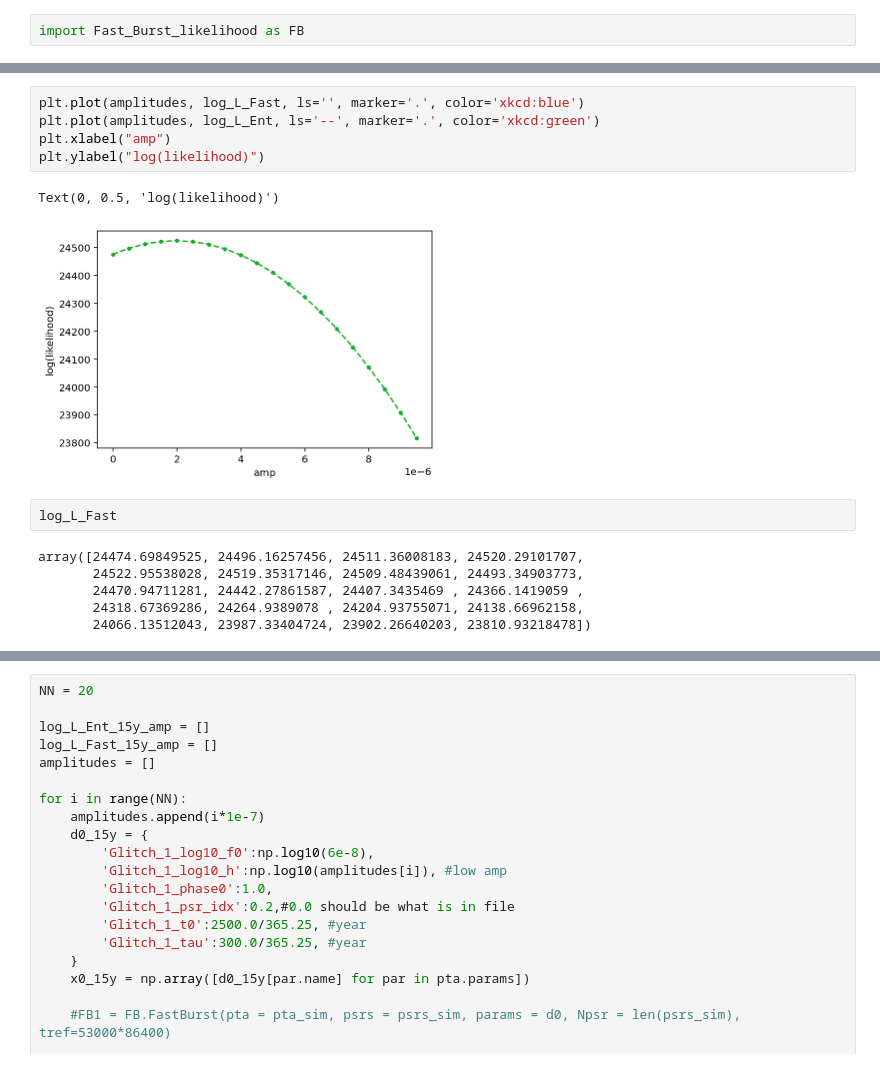
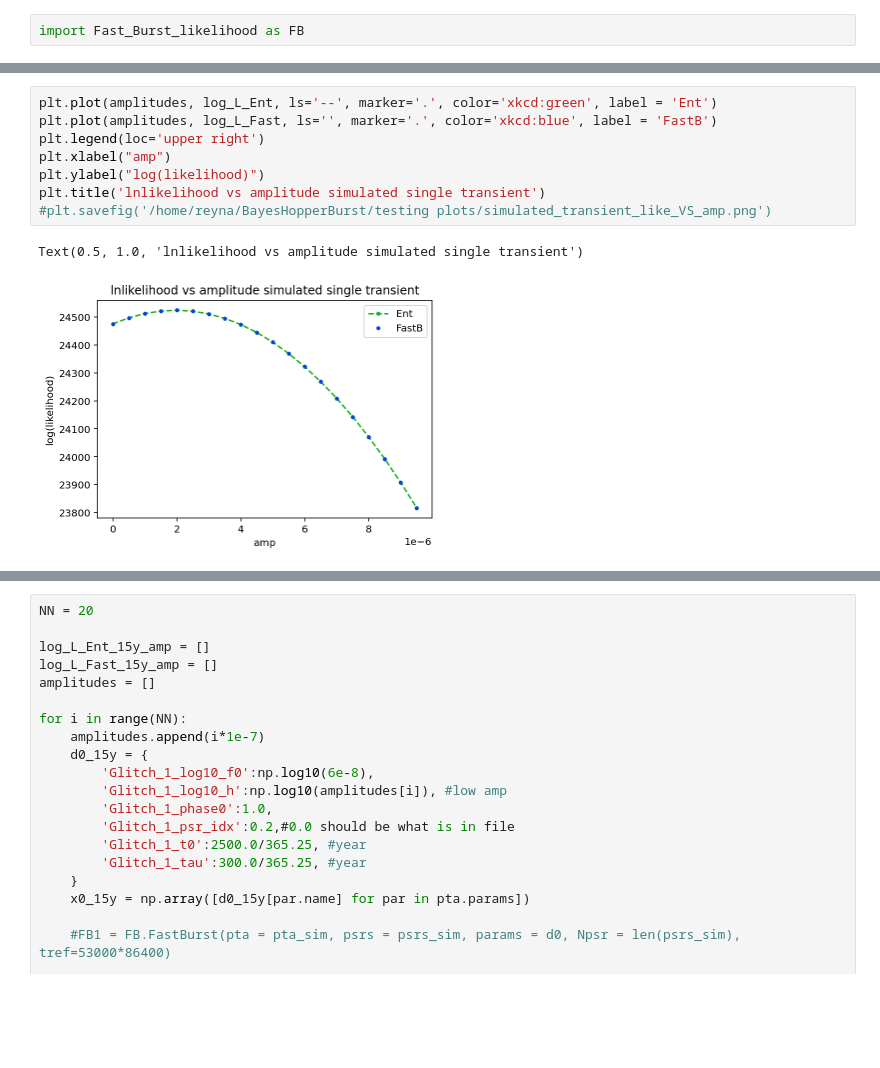
Before and after one commit to JacobATaylor/QuickBurst, a Jupyter notebook: Likelihood_tests.ipynb, the cells around one changed output, grey strips where cells are left out. Cells and saved outputs as stored; diff of their text form; blank space fills up the shorter version.

```diff
--- a/Likelihood_tests.ipynb
+++ b/Likelihood_tests.ipynb
@@ -462,19 +392,14 @@ adding in resres_logdet 24474.69849525429
-# %%
-plt.plot(amplitudes, log_L_Fast, ls='', marker='.', color='xkcd:blue')
-plt.plot(amplitudes, log_L_Ent, ls='--', marker='.', color='xkcd:green')
-plt.xlabel("amp")
-plt.ylabel("log(likelihood)")
-# %% [output]
-Text(0, 0.5, 'log(likelihood)')
-[figure, removed]
-# %%
-log_L_Fast
-# %% [output]
-array([24474.69849525, 24496.16257456, 24511.36008183, 24520.29101707,
-       24522.95538028, 24519.35317146, 24509.48439061, 24493.34903773,
-       24470.94711281, 24442.27861587, 24407.3435469 , 24366.1419059 ,
-       24318.67369286, 24264.9389078 , 24204.93755071, 24138.66962158,
-       24066.13512043, 23987.33404724, 23902.26640203, 23810.93218478])
+# %%
+plt.plot(amplitudes, log_L_Ent, ls='--', marker='.', color='xkcd:green', label = 'Ent')
+plt.plot(amplitudes, log_L_Fast, ls='', marker='.', color='xkcd:blue', label = 'FastB')
+plt.legend(loc='upper right')
+plt.xlabel("amp")
+plt.ylabel("log(likelihood)")
+plt.title('lnlikelihood vs amplitude simulated single transient')
+#plt.savefig('/home/reyna/BayesHopperBurst/testing plots/simulated_transient_like_VS_amp.png')
+# %% [output]
+Text(0.5, 1.0, 'lnlikelihood vs amplitude simulated single transient')
+[figure, added]
 # %%
 plt.plot(amplitudes, log_L_Fast-log_L_Ent, ls='', marker='.', color='xkcd:blue')
 #plt.gca().axhline(0.1, ls='--', color='xkcd:green')
```
Also changed, not shown: parts of 13 cells of this notebook, 1 other file.
